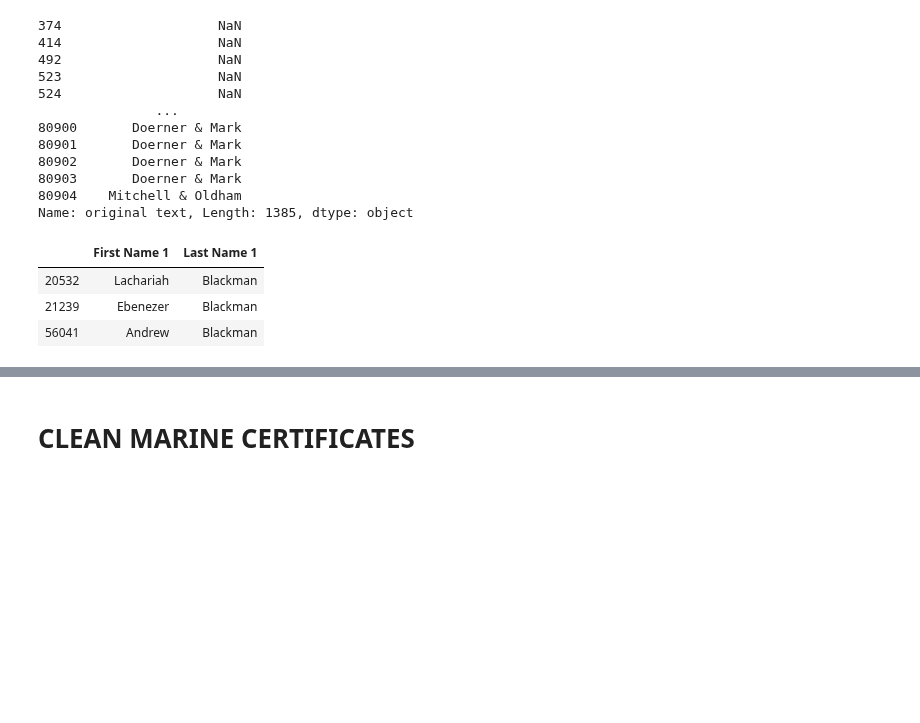
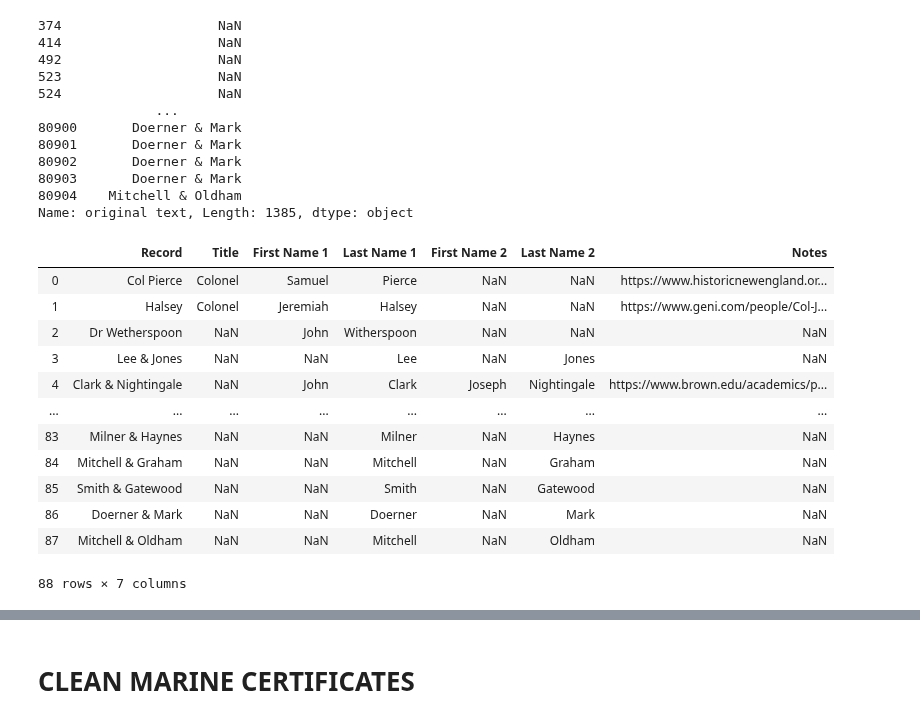
Before and after one commit to davidch2020/SPEOC-pt-1, a Jupyter notebook: clean_debt_files.ipynb, the cells around one changed output, grey strips where cells are left out. Cells and saved outputs as stored; diff of their text form; code cells hidden in the pictures; blank space fills up the shorter version.

```diff
--- a/clean_debt_files.ipynb
+++ b/clean_debt_files.ipynb
@@ -1206,7 +1214,0 @@ temp[['original text', 'State']].drop_duplicates().to_csv("state_companies.csv")
-# %%
-loans[loans['Last Name 1 '].apply(lambda x: not pd.isnull(x) and 'blackman' == x.lower())][['First Name 1 ','Last Name 1 ']].drop_duplicates()
-# %% [output]
-|  | First Name 1 | Last Name 1 |
-| 20532 | Lachariah | Blackman |
-| 21239 | Ebenezer | Blackman |
-| 56041 | Andrew | Blackman |
@@ -1212,0 +1220,16 @@ loans[loans['Last Name 1 '].apply(lambda x: not pd.isnull(x) and 'blackman' == x
+# %%
+business_names_cleaned
+# %% [output]
+|  | Record | Title | First Name 1 | Last Name 1 | First Name 2 | Last Name 2 | Notes |
+| 0 | Col Pierce | Colonel | Samuel | Pierce | NaN | NaN | https://www.historicnewengland.or... |
+| 1 | Halsey | Colonel | Jeremiah | Halsey | NaN | NaN | https://www.geni.com/people/Col-J... |
+| 2 | Dr Wetherspoon | NaN | John | Witherspoon | NaN | NaN | NaN |
+| 3 | Lee & Jones | NaN | NaN | Lee | NaN | Jones | NaN |
+| 4 | Clark & Nightingale | NaN | John | Clark | Joseph | Nightingale | https://www.brown.edu/academics/p... |
+| ... | ... | ... | ... | ... | ... | ... | ... |
+| 83 | Milner & Haynes | NaN | NaN | Milner | NaN | Haynes | NaN |
+| 84 | Mitchell & Graham | NaN | NaN | Mitchell | NaN | Graham | NaN |
+| 85 | Smith & Gatewood | NaN | NaN | Smith | NaN | Gatewood | NaN |
+| 86 | Doerner & Mark | NaN | NaN | Doerner | NaN | Mark | NaN |
+| 87 | Mitchell & Oldham | NaN | NaN | Mitchell | NaN | Oldham | NaN |
+88 rows × 7 columns
```
Also changed, not shown: parts of 10 cells of this notebook, 10 other files.
